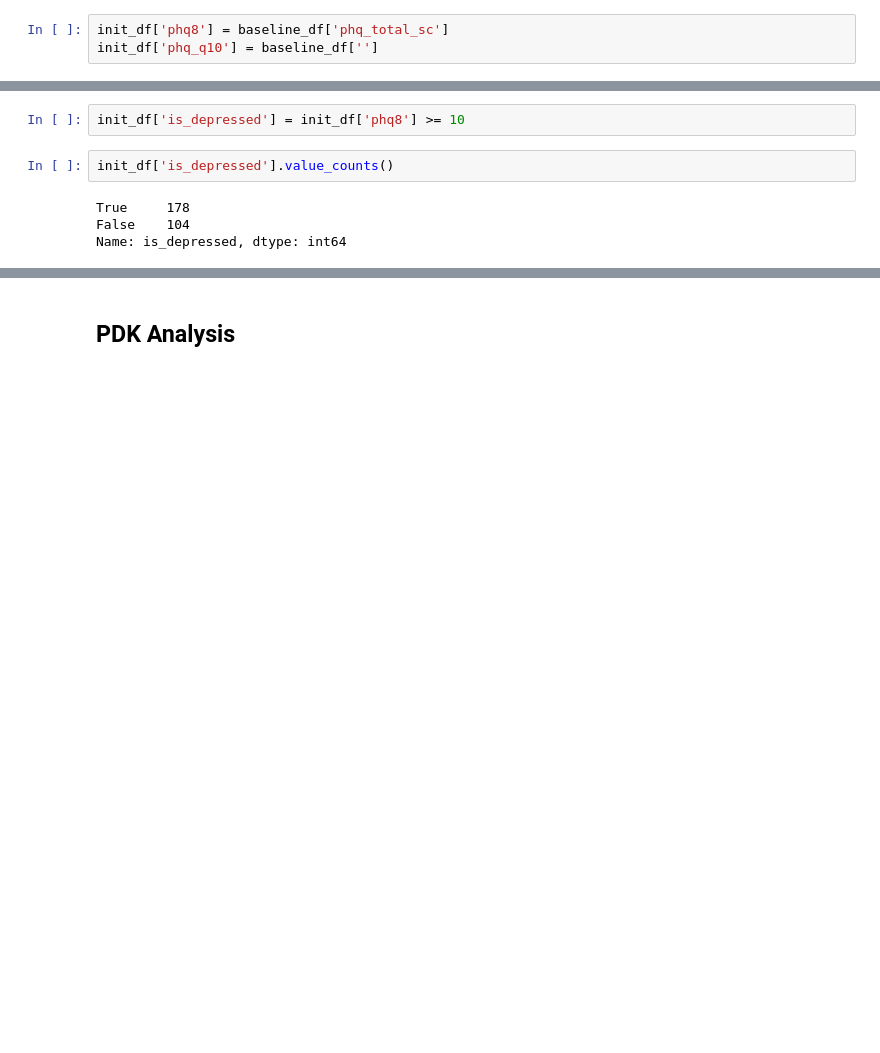
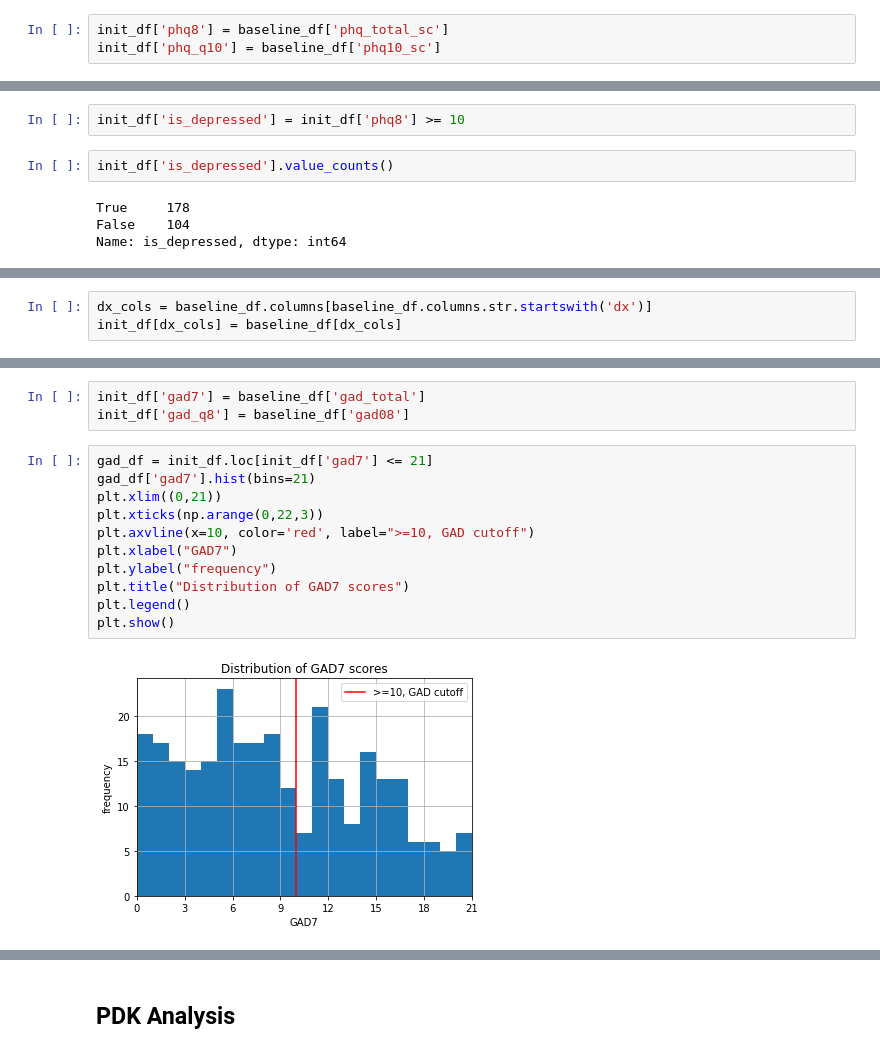
Before and after one commit to tliu526/lifesense, a Jupyter notebook: lifesense_exploration_wave1.ipynb, the cells around one changed output, grey strips where cells are left out. Drawn from its saved outputs; the diff is of its cells as text; blank space fills up the shorter version.

```diff
--- a/lifesense_exploration_wave1.ipynb
+++ b/lifesense_exploration_wave1.ipynb
@@ -118,7 +264,7 @@ init_df['study_id'] = baseline_df['study_id']
 init_df['pid'] = init_df['study_id'].map(redcap_dict)
 # %%
 init_df['phq8'] = baseline_df['phq_total_sc']
-init_df['phq_q10'] = baseline_df['']
+init_df['phq_q10'] = baseline_df['phq10_sc']
 # %%
 init_df['phq8'].hist(bins=12)
 plt.xlim((0,24))
@@ -234,0 +312,3 @@ wk1_df.loc[wk1_df['study_id'].isin(pna_wk1_ids)][use_cols]
+# %%
+dx_cols = baseline_df.columns[baseline_df.columns.str.startswith('dx')]
+init_df[dx_cols] = baseline_df[dx_cols]
@@ -234,0 +380,16 @@ wk1_df.loc[wk1_df['study_id'].isin(pna_wk1_ids)][use_cols]
+# %%
+init_df['gad7'] = baseline_df['gad_total']
+init_df['gad_q8'] = baseline_df['gad08']
+# %%
+gad_df = init_df.loc[init_df['gad7'] <= 21]
+gad_df['gad7'].hist(bins=21)
+plt.xlim((0,21))
+plt.xticks(np.arange(0,22,3))
+plt.axvline(x=10, color='red', label=">=10, GAD cutoff")
+plt.xlabel("GAD7")
+plt.ylabel("frequency")
+plt.title("Distribution of GAD7 scores")
+plt.legend()
+plt.show()
+# %% [output]
+[figure, added]
```
Also changed, not shown: parts of 100 cells of this notebook.
